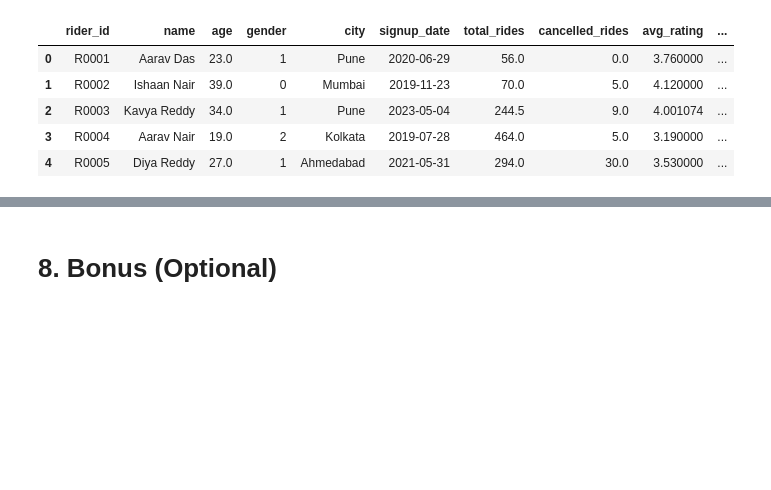
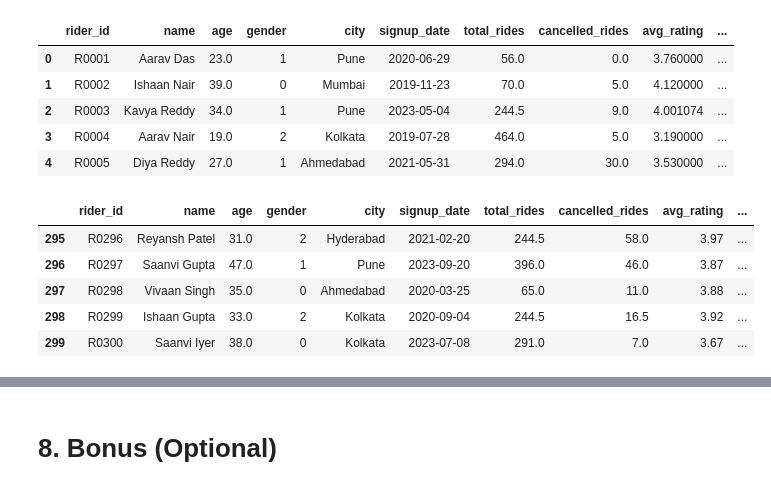
Before and after one commit to parthpbhagat/practical-exam-data-preprocessing, a Jupyter notebook: final_pr2.ipynb, the cells around one changed output, grey strips where cells are left out. Cells and saved outputs as stored; diff of their text form; code cells hidden in the pictures; blank space fills up the shorter version.

```diff
--- a/final_pr2.ipynb
+++ b/final_pr2.ipynb
@@ -469,3 +469,12 @@ final_dataset.head(5)
 | 2 | R0003 | Kavya Reddy | 34.0 | 1 | Pune | 2023-05-04 | 244.5 | 9.0 | 4.001074 | ... |
 | 3 | R0004 | Aarav Nair | 19.0 | 2 | Kolkata | 2019-07-28 | 464.0 | 5.0 | 3.190000 | ... |
 | 4 | R0005 | Diya Reddy | 27.0 | 1 | Ahmedabad | 2021-05-31 | 294.0 | 30.0 | 3.530000 | ... |
+# %%
+final_dataset.tail()
+# %% [output]
+|  | rider_id | name | age | gender | city | signup_date | total_rides | cancelled_rides | avg_rating | ... |
+| 295 | R0296 | Reyansh Patel | 31.0 | 2 | Hyderabad | 2021-02-20 | 244.5 | 58.0 | 3.97 | ... |
+| 296 | R0297 | Saanvi Gupta | 47.0 | 1 | Pune | 2023-09-20 | 396.0 | 46.0 | 3.87 | ... |
+| 297 | R0298 | Vivaan Singh | 35.0 | 0 | Ahmedabad | 2020-03-25 | 65.0 | 11.0 | 3.88 | ... |
+| 298 | R0299 | Ishaan Gupta | 33.0 | 2 | Kolkata | 2020-09-04 | 244.5 | 16.5 | 3.92 | ... |
+| 299 | R0300 | Saanvi Iyer | 38.0 | 0 | Kolkata | 2023-07-08 | 291.0 | 7.0 | 3.67 | ... |
```
Also changed, not shown: parts of 8 cells of this notebook, 1 other file.
